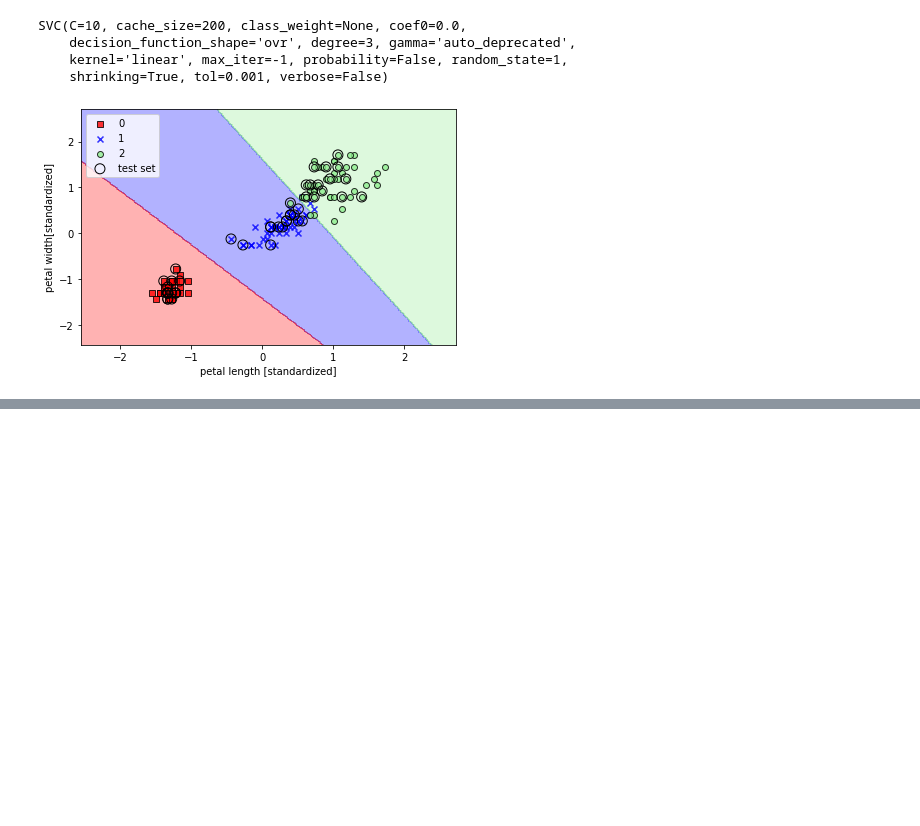
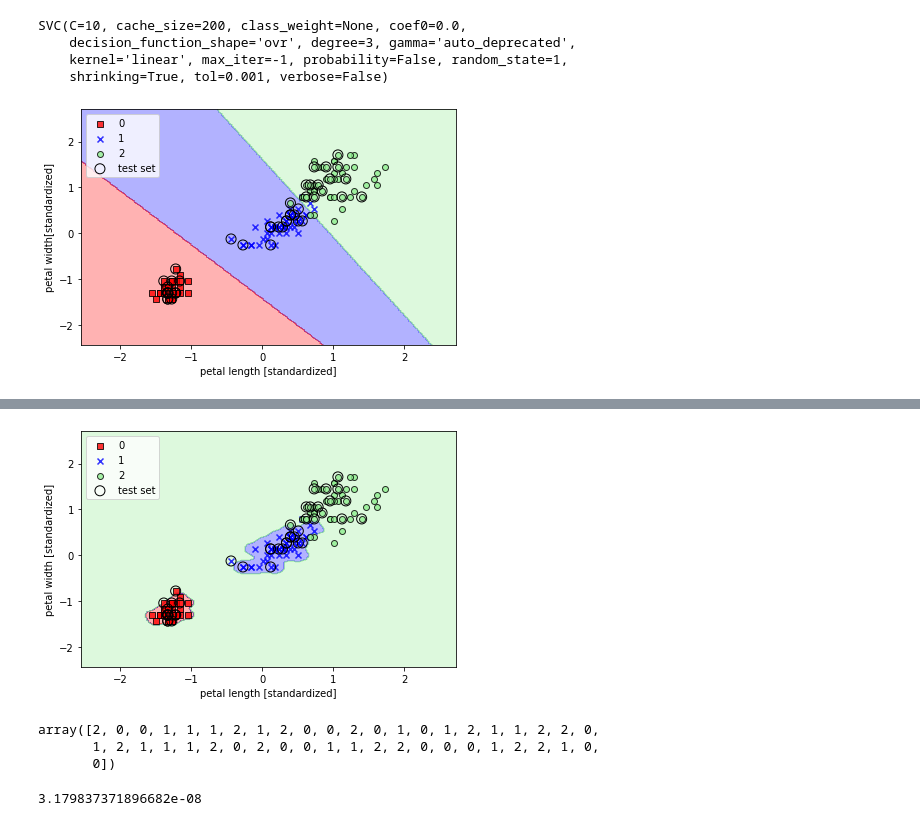
Before and after one commit to yuyatakada/manman, a Jupyter notebook: perceptrom.ipynb, the cells around one changed output, grey strips where cells are left out. Saved outputs shown, nothing was run; the diff lists cells and outputs as text; code cells hidden in the pictures; blank space fills up the shorter version.

```diff
--- a/perceptrom.ipynb
+++ b/perceptrom.ipynb
@@ -289,0 +324,2 @@ plt.show()
+# %%
+svm = SVC(kernel= "rbf", random_state= 1, gamma = 100.0 ,C= 1.0)
@@ -289,0 +333,19 @@ plt.show()
+# %%
+plot_decision_regions(X_combined_std, y_combined, classifier= svm, test_idx= range(105,150))
+plt.xlabel("petal length [standardized]")
+plt.ylabel("petal width [standardized]")
+plt.legend(loc = "upper left")
+plt.tight_layout()
+plt.show()
+# %% [output]
+[figure, added]
+# %%
+lr.predict_proba(X_test_std).argmax(axis=1)
+# %% [output]
+array([2, 0, 0, 1, 1, 1, 2, 1, 2, 0, 0, 2, 0, 1, 0, 1, 2, 1, 1, 2, 2, 0,
+       1, 2, 1, 1, 1, 2, 0, 2, 0, 0, 1, 1, 2, 2, 0, 0, 0, 1, 2, 2, 1, 0,
+       0])
+# %%
+3.179837371896682e-08
+# %% [output]
+3.179837371896682e-08
```
Also changed, not shown: parts of 9 cells of this notebook.
